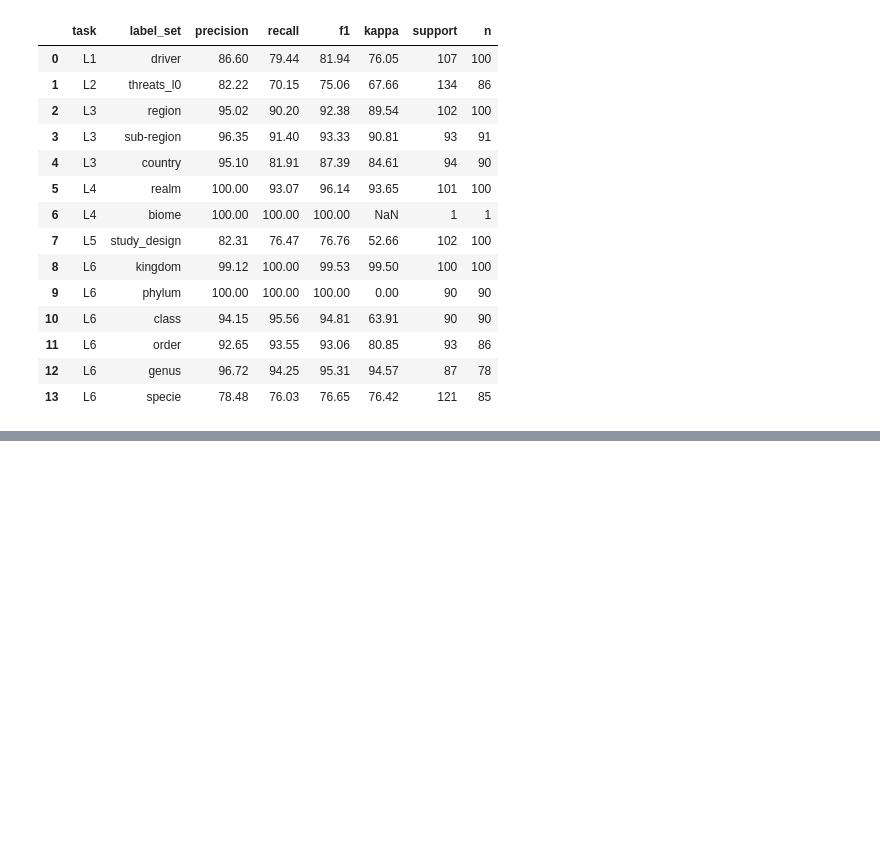
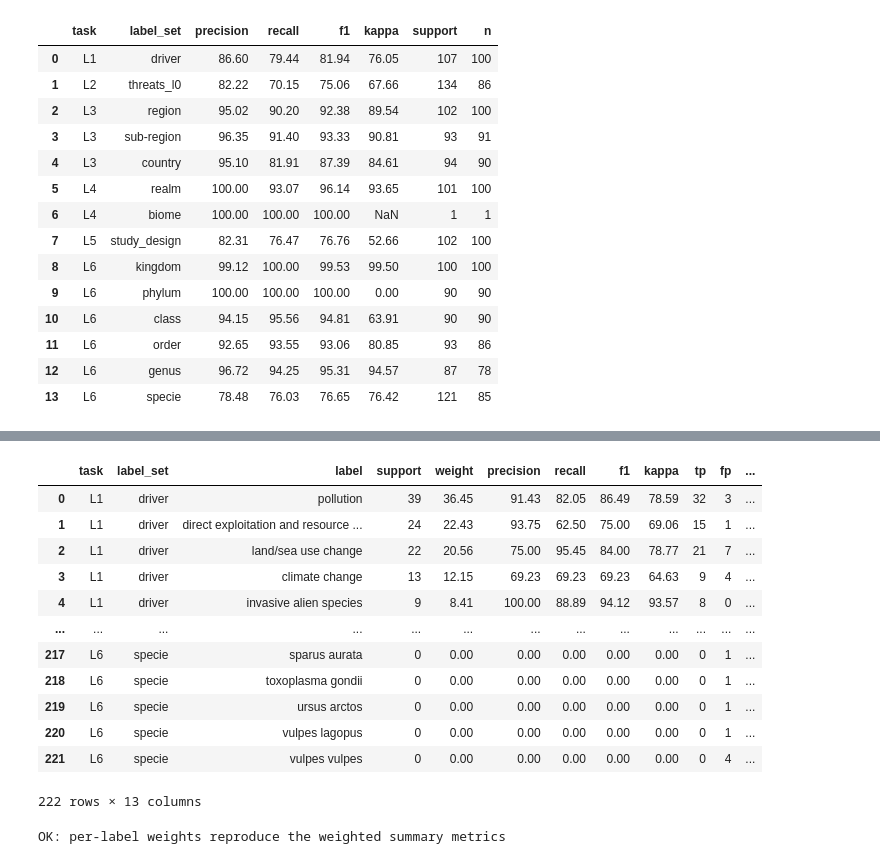
Before and after one commit to hunaindot/biodiversity-change-systematic-map, a Jupyter notebook: notebooks/coding_cc1_manual_baseline.ipynb, the cells around one changed output, grey strips where cells are left out. Saved outputs shown, nothing was run; the diff lists cells and outputs as text; code cells hidden in the pictures; blank space fills up the shorter version.

```diff
--- a/notebooks/coding_cc1_manual_baseline.ipynb
+++ b/notebooks/coding_cc1_manual_baseline.ipynb
@@ -147,0 +210,40 @@ summary.assign(
+# %%
+# Readable view: metrics and weight as percentages (mirrors the summary display above)
+per_label.assign(
+    weight=(per_label["weight"] * 100).round(2),
+    precision=(per_label["precision"] * 100).round(2),
+    recall=(per_label["recall"] * 100).round(2),
+    f1=(per_label["f1"] * 100).round(2),
+    kappa=(per_label["kappa"] * 100).round(2),
+)
+# %% [output]
+|  | task | label_set | label | support | weight | precision | recall | f1 | kappa | tp | fp | ... |
+| 0 | L1 | driver | pollution | 39 | 36.45 | 91.43 | 82.05 | 86.49 | 78.59 | 32 | 3 | ... |
+| 1 | L1 | driver | direct exploitation and resource ... | 24 | 22.43 | 93.75 | 62.50 | 75.00 | 69.06 | 15 | 1 | ... |
+| 2 | L1 | driver | land/sea use change | 22 | 20.56 | 75.00 | 95.45 | 84.00 | 78.77 | 21 | 7 | ... |
+| 3 | L1 | driver | climate change | 13 | 12.15 | 69.23 | 69.23 | 69.23 | 64.63 | 9 | 4 | ... |
+| 4 | L1 | driver | invasive alien species | 9 | 8.41 | 100.00 | 88.89 | 94.12 | 93.57 | 8 | 0 | ... |
+| ... | ... | ... | ... | ... | ... | ... | ... | ... | ... | ... | ... | ... |
+| 217 | L6 | specie | sparus aurata | 0 | 0.00 | 0.00 | 0.00 | 0.00 | 0.00 | 0 | 1 | ... |
+| 218 | L6 | specie | toxoplasma gondii | 0 | 0.00 | 0.00 | 0.00 | 0.00 | 0.00 | 0 | 1 | ... |
+| 219 | L6 | specie | ursus arctos | 0 | 0.00 | 0.00 | 0.00 | 0.00 | 0.00 | 0 | 1 | ... |
+| 220 | L6 | specie | vulpes lagopus | 0 | 0.00 | 0.00 | 0.00 | 0.00 | 0.00 | 0 | 1 | ... |
+| 221 | L6 | specie | vulpes vulpes | 0 | 0.00 | 0.00 | 0.00 | 0.00 | 0.00 | 0 | 4 | ... |
+222 rows × 13 columns
+# %%
+# Sanity check: weighted metrics reconstructed from the raw per-label rows match `summary`
+recon = (
+    per_label.assign(
+        precision=per_label["precision"] * per_label["weight"],
+        recall=per_label["recall"] * per_label["weight"],
+        f1=per_label["f1"] * per_label["weight"],
+    )
+    .groupby(["task", "label_set"], as_index=False)[["precision", "recall", "f1"]]
+    .sum()
+)
+check = summary.merge(recon, on=["task", "label_set"], suffixes=("_summary", "_recon"))
+for m in ["precision", "recall", "f1"]:
+    assert (check[f"{m}_summary"] - check[f"{m}_recon"]).abs().max() < 1e-9, m
+print("OK: per-label weights reproduce the weighted summary metrics")
+# %% [output]
+OK: per-label weights reproduce the weighted summary metrics
```
Also changed, not shown: parts of 11 cells of this notebook, 2 other files.
